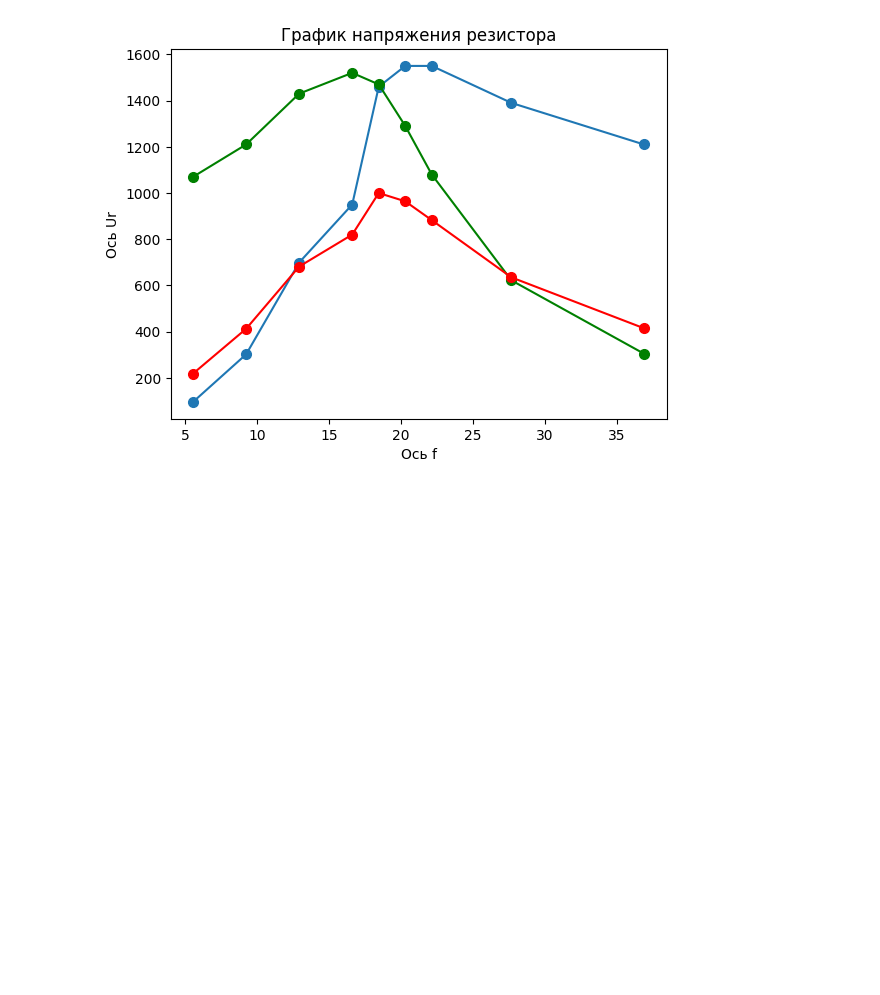
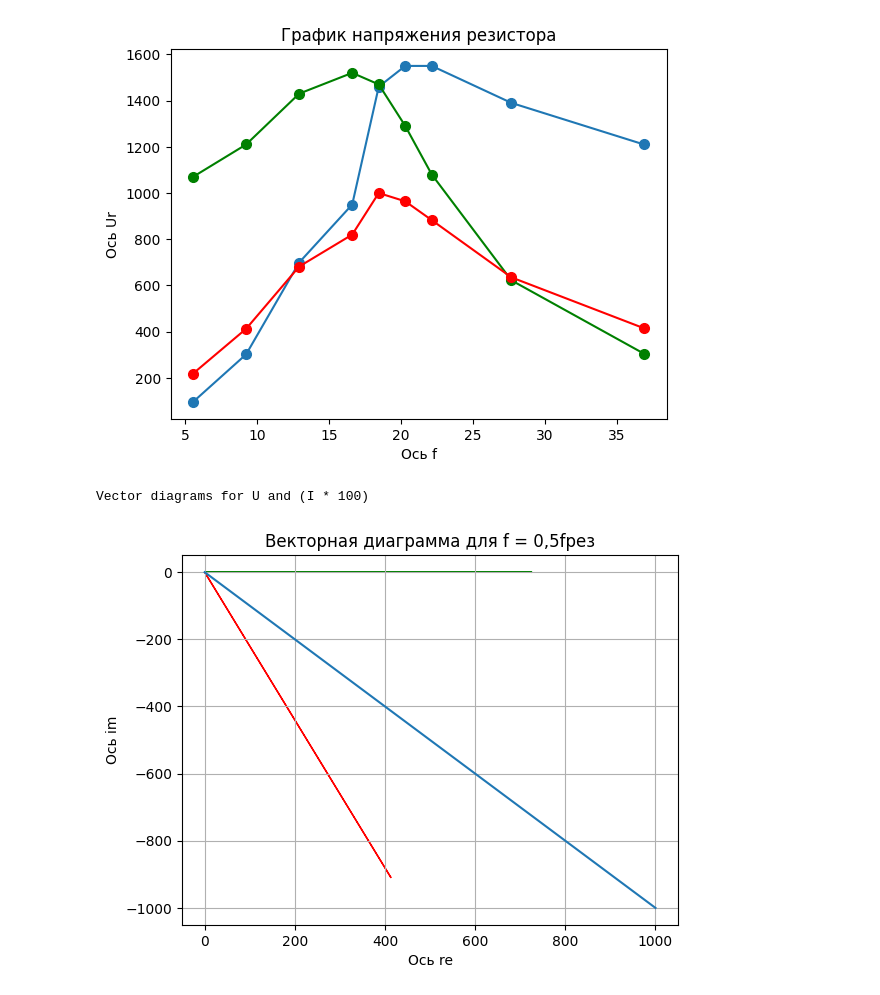
Before and after one commit to ian4ick/MIREA_fork, a Jupyter notebook: InfAndCompTechnology/Bachelor/2 course/1 Term/Electronics/Labs/2.ipynb, the cells around one changed output. Saved outputs shown, nothing was run; the diff lists cells and outputs as text; code cells hidden in the pictures; blank space fills up the shorter version.

```diff
--- a/InfAndCompTechnology/Bachelor/2 course/1 Term/Electronics/Labs/2.ipynb
+++ b/InfAndCompTechnology/Bachelor/2 course/1 Term/Electronics/Labs/2.ipynb
@@ -168,3 +168,20 @@ plt.title('График напряжения резистора')
 plt.show()
 # %% [output]
 [figure]
+# %%
+#Add vector diagrams
+x = np.arange(0, 1001, 100)
+y = np.arange(0, -1001, -100)
+print("Vector diagrams for U and (I * 100)")
+
+plt.plot(x, y)
+plt.arrow(0, 0,Ur[1], Ul[1] - Uc[1], color = 'red', width = 0.5 )
+plt.arrow(0, 0,I[1] * 100, 0, color = 'green', width = 0.5 )
+plt.title('Векторная диаграмма для f = 0,5fрез')
+plt.xlabel('Ось re')
+plt.ylabel('Ось im')
+plt.grid()
+plt.show()
+# %% [output]
+Vector diagrams for U and (I * 100)
+[figure, added]
```
Also changed, not shown: parts of 5 cells of this notebook, 16 other files.
